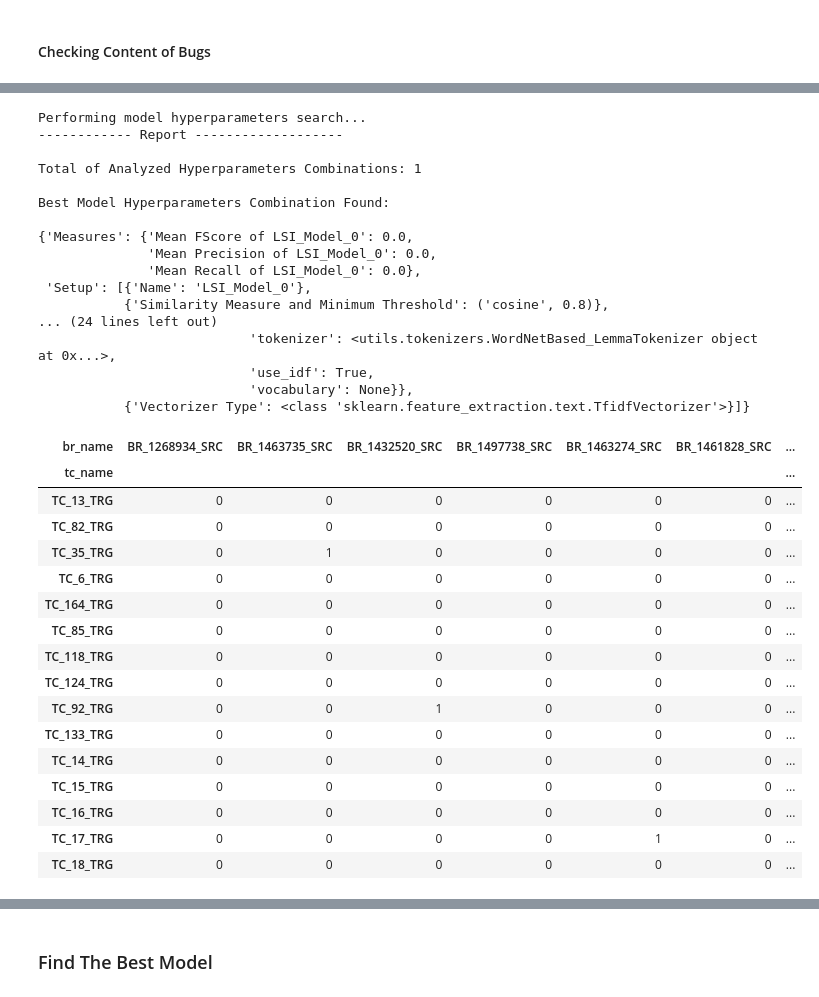
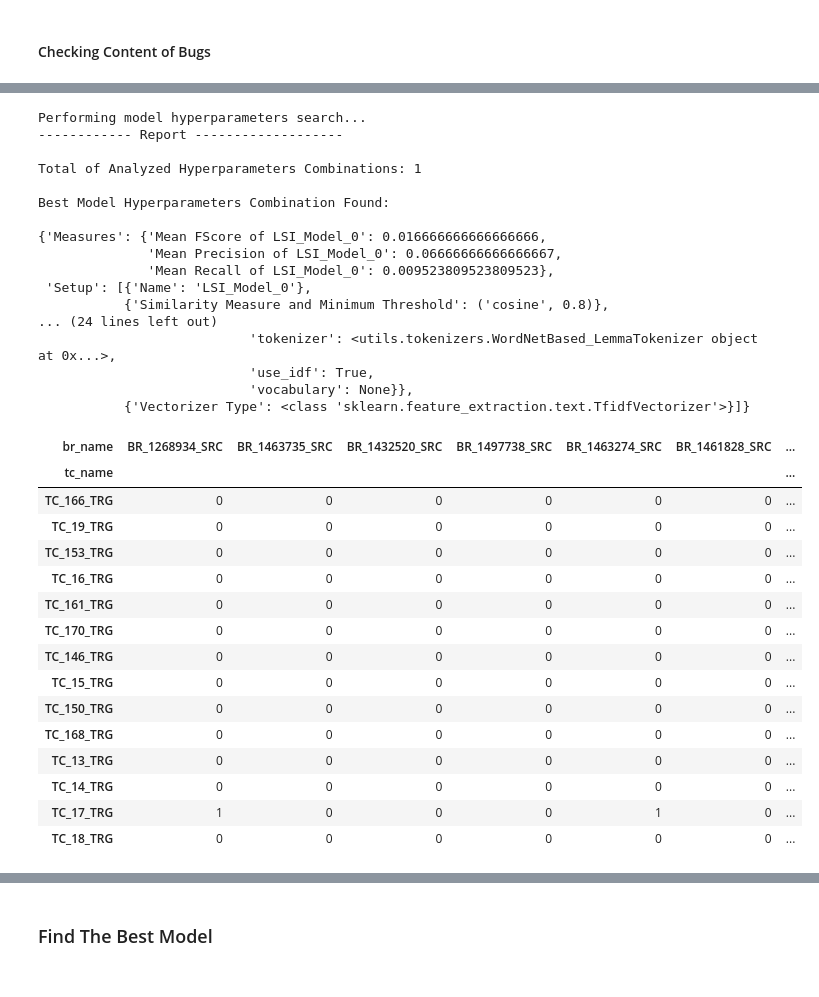
Before and after one commit to Pointpt/trace-link-recovery-study, a Jupyter notebook: notebooks/firefox/firefox-lsi-model.ipynb, the cells around one changed output, grey strips where cells are left out. Cells and saved outputs as stored; diff of their text form; code cells hidden in the pictures.

Commit message:
similarity matrix lsi model

```diff
--- a/notebooks/firefox/firefox-lsi-model.ipynb
+++ b/notebooks/firefox/firefox-lsi-model.ipynb
@@ -465,8 +464,8 @@ Performing model hyperparameters search...
 # %% [markdown]
 ##### Get Dataset Subsets
 # %%
-bugreports_subset_df = bug_reports_df[(bug_reports_df.Version == '48 Branch') | (bug_reports_df.Version == '60 Branch')].sample(10, random_state=42)
-testcases_subset_df = test_cases_df.sample(10, random_state=0)
+bugreports_subset_df = bug_reports_df[(bug_reports_df.Version == '48 Branch') | (bug_reports_df.Version == '60 Branch')].sample(15, random_state=42)
+testcases_subset_df = test_cases_df[(test_cases_df.TestDay.str.contains('20161014')) | (test_cases_df.TestDay.str.contains('20161028'))].sample(10, random_state=1000)
 
 selected_testcases = ['TC_{}_TRG'.format(tc_num) for tc_num in [13, 14, 15, 16, 17, 18]]  # should link with 48 Branch
 aux_tc = test_cases_df[test_cases_df.tc_name.isin(selected_testcases)]
@@ -538,50 +540,50 @@ def run_model(idx, **hyperp):
             evaluator.get_evaluator_dump_path()
            ])
 
 tasks = [(idx,hp) for idx,hp in enumerate(hyperparams)]
 #results = Parallel(n_jobs=-1, verbose=1)(delayed(run_model)(idx, **hp) for idx,hp in tasks)
 results = [run_model(t[0],**t[1]) for t in tasks]
 results_df = pd.DataFrame(data=results,
                           columns=['precision', 'recall', 'fscore', 'model_name', 'top_value', 'vectorizer', 'tokenizer', 'metric', 'metric_value', 'model_dump', 'evaluator_dump'])
 results_df = results_df.astype(dtype={'model_dump' : str, 'evaluator_dump' : str})
 
 bm = aux_functions.report_best_model(results_df)
+bm.save_sim_matrix()
 
 aux_functions.highlight_df(bm.get_trace_links_df())
 # %% [output]
 Performing model hyperparameters search...
 ------------ Report -------------------
 
 Total of Analyzed Hyperparameters Combinations: 1
 
 Best Model Hyperparameters Combination Found:
 
-{'Measures': {'Mean FScore of LSI_Model_0': 0.0,
-              'Mean Precision of LSI_Model_0': 0.0,
-              'Mean Recall of LSI_Model_0': 0.0},
+{'Measures': {'Mean FScore of LSI_Model_0': 0.016666666666666666,
+              'Mean Precision of LSI_Model_0': 0.06666666666666667,
+              'Mean Recall of LSI_Model_0': 0.009523809523809523},
  'Setup': [{'Name': 'LSI_Model_0'},
            {'Similarity Measure and Minimum Threshold': ('cosine', 0.8)},
 ... (24 lines left out)
                            'tokenizer': <utils.tokenizers.WordNetBased_LemmaTokenizer object at 0x...>,
                            'use_idf': True,
                            'vocabulary': None}},
            {'Vectorizer Type': <class 'sklearn.feature_extraction.text.TfidfVectorizer'>}]}
 | br_name | BR_1268934_SRC | BR_1463735_SRC | BR_1432520_SRC | BR_1497738_SRC | BR_1463274_SRC | BR_1461828_SRC | ... |
 | tc_name |  |  |  |  |  |  | ... |
+| TC_166_TRG | 0 | 0 | 0 | 0 | 0 | 0 | ... |
+| TC_19_TRG | 0 | 0 | 0 | 0 | 0 | 0 | ... |
+| TC_153_TRG | 0 | 0 | 0 | 0 | 0 | 0 | ... |
+| TC_16_TRG | 0 | 0 | 0 | 0 | 0 | 0 | ... |
+| TC_161_TRG | 0 | 0 | 0 | 0 | 0 | 0 | ... |
+| TC_170_TRG | 0 | 0 | 0 | 0 | 0 | 0 | ... |
+| TC_146_TRG | 0 | 0 | 0 | 0 | 0 | 0 | ... |
+| TC_15_TRG | 0 | 0 | 0 | 0 | 0 | 0 | ... |
+| TC_150_TRG | 0 | 0 | 0 | 0 | 0 | 0 | ... |
+| TC_168_TRG | 0 | 0 | 0 | 0 | 0 | 0 | ... |
 | TC_13_TRG | 0 | 0 | 0 | 0 | 0 | 0 | ... |
-| TC_82_TRG | 0 | 0 | 0 | 0 | 0 | 0 | ... |
-| TC_35_TRG | 0 | 1 | 0 | 0 | 0 | 0 | ... |
-| TC_6_TRG | 0 | 0 | 0 | 0 | 0 | 0 | ... |
-| TC_164_TRG | 0 | 0 | 0 | 0 | 0 | 0 | ... |
-| TC_85_TRG | 0 | 0 | 0 | 0 | 0 | 0 | ... |
-| TC_118_TRG | 0 | 0 | 0 | 0 | 0 | 0 | ... |
-| TC_124_TRG | 0 | 0 | 0 | 0 | 0 | 0 | ... |
-| TC_92_TRG | 0 | 0 | 1 | 0 | 0 | 0 | ... |
-| TC_133_TRG | 0 | 0 | 0 | 0 | 0 | 0 | ... |
 | TC_14_TRG | 0 | 0 | 0 | 0 | 0 | 0 | ... |
-| TC_15_TRG | 0 | 0 | 0 | 0 | 0 | 0 | ... |
-| TC_16_TRG | 0 | 0 | 0 | 0 | 0 | 0 | ... |
-| TC_17_TRG | 0 | 0 | 0 | 0 | 1 | 0 | ... |
+| TC_17_TRG | 1 | 0 | 0 | 0 | 1 | 0 | ... |
 | TC_18_TRG | 0 | 0 | 0 | 0 | 0 | 0 | ... |
 # %%
 aux_functions.highlight_df(orc_subset_df)
```
Also changed, not shown: parts of 7 cells of this notebook, 1 other file.
